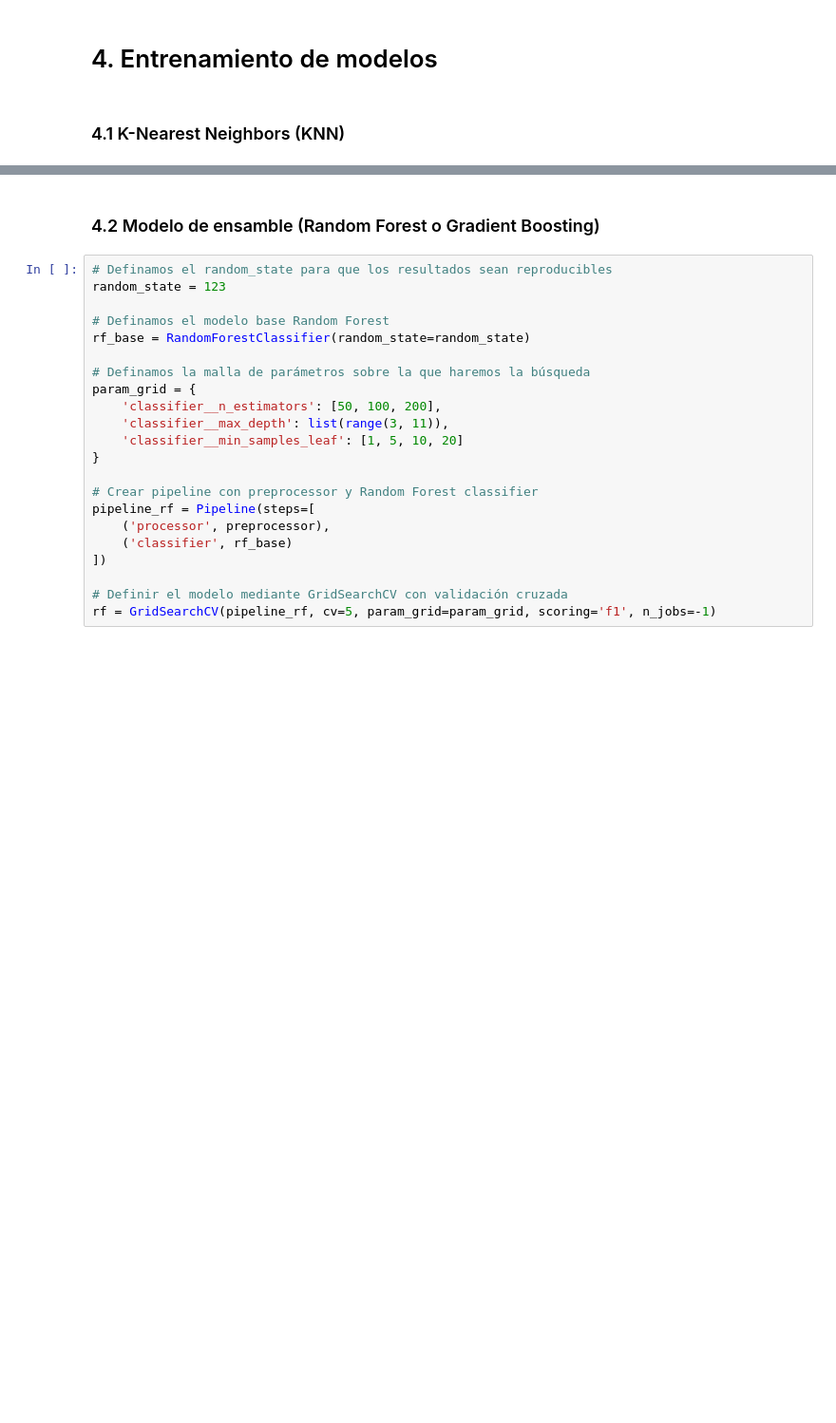
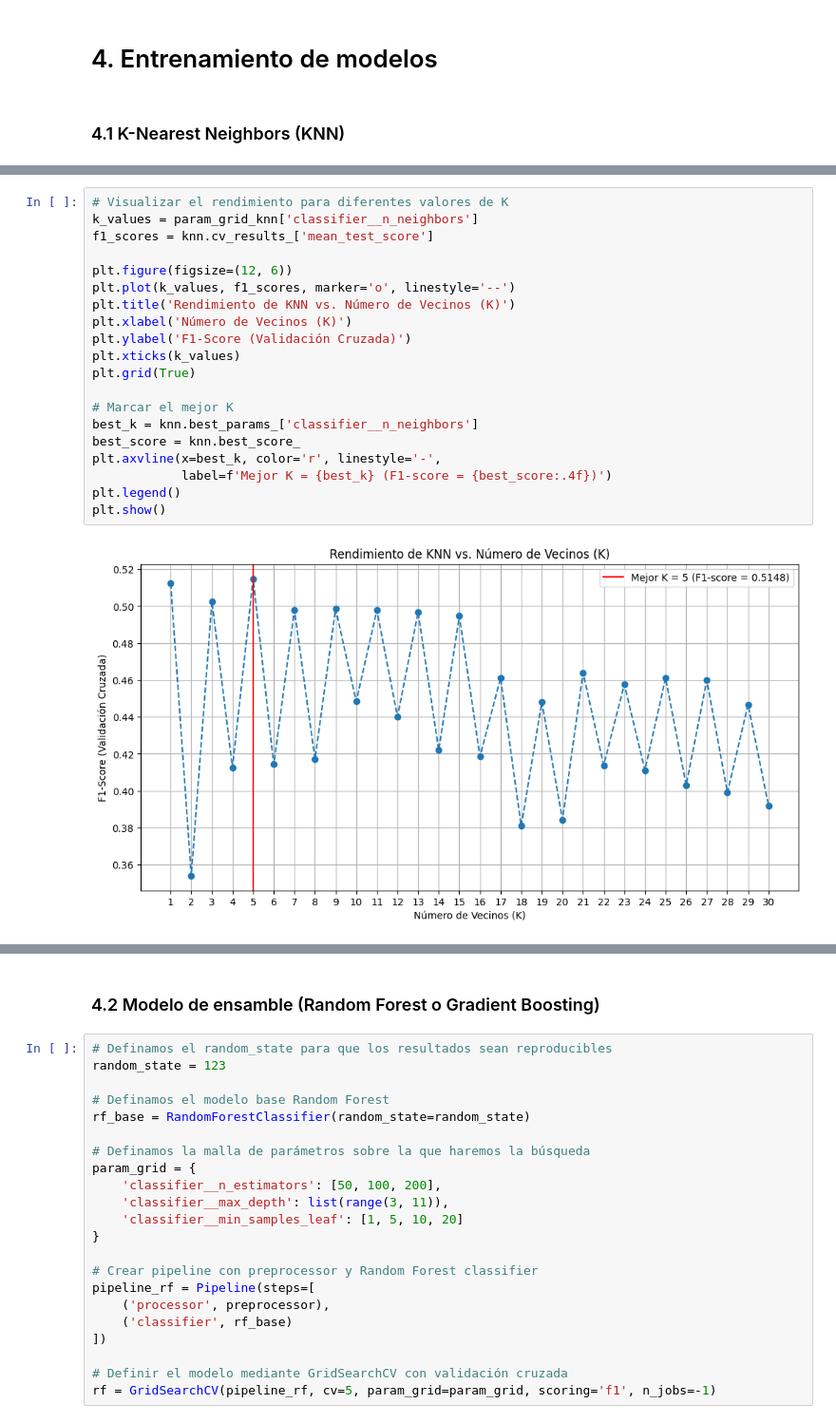
Before and after one commit to Bosnape/Alzheimer-Classification-ML, a Jupyter notebook: alzheimer_ml_analysis.ipynb, the cells around one changed output, grey strips where cells are left out. Shown at 95% size. Saved outputs shown, nothing was run; the diff lists cells and outputs as text; blank space fills up the shorter version.

```diff
--- a/alzheimer_ml_analysis.ipynb
+++ b/alzheimer_ml_analysis.ipynb
@@ -519,0 +464,22 @@ plt.show()
+# %%
+# Visualizar el rendimiento para diferentes valores de K
+k_values = param_grid_knn['classifier__n_neighbors']
+f1_scores = knn.cv_results_['mean_test_score']
+
+plt.figure(figsize=(12, 6))
+plt.plot(k_values, f1_scores, marker='o', linestyle='--')
+plt.title('Rendimiento de KNN vs. Número de Vecinos (K)')
+plt.xlabel('Número de Vecinos (K)')
+plt.ylabel('F1-Score (Validación Cruzada)')
+plt.xticks(k_values)
+plt.grid(True)
+
+# Marcar el mejor K
+best_k = knn.best_params_['classifier__n_neighbors']
+best_score = knn.best_score_
+plt.axvline(x=best_k, color='r', linestyle='-',
+            label=f'Mejor K = {best_k} (F1-score = {best_score:.4f})')
+plt.legend()
+plt.show()
+# %% [output]
+[figure, added]
```
Also changed, not shown: parts of 17 cells of this notebook.
